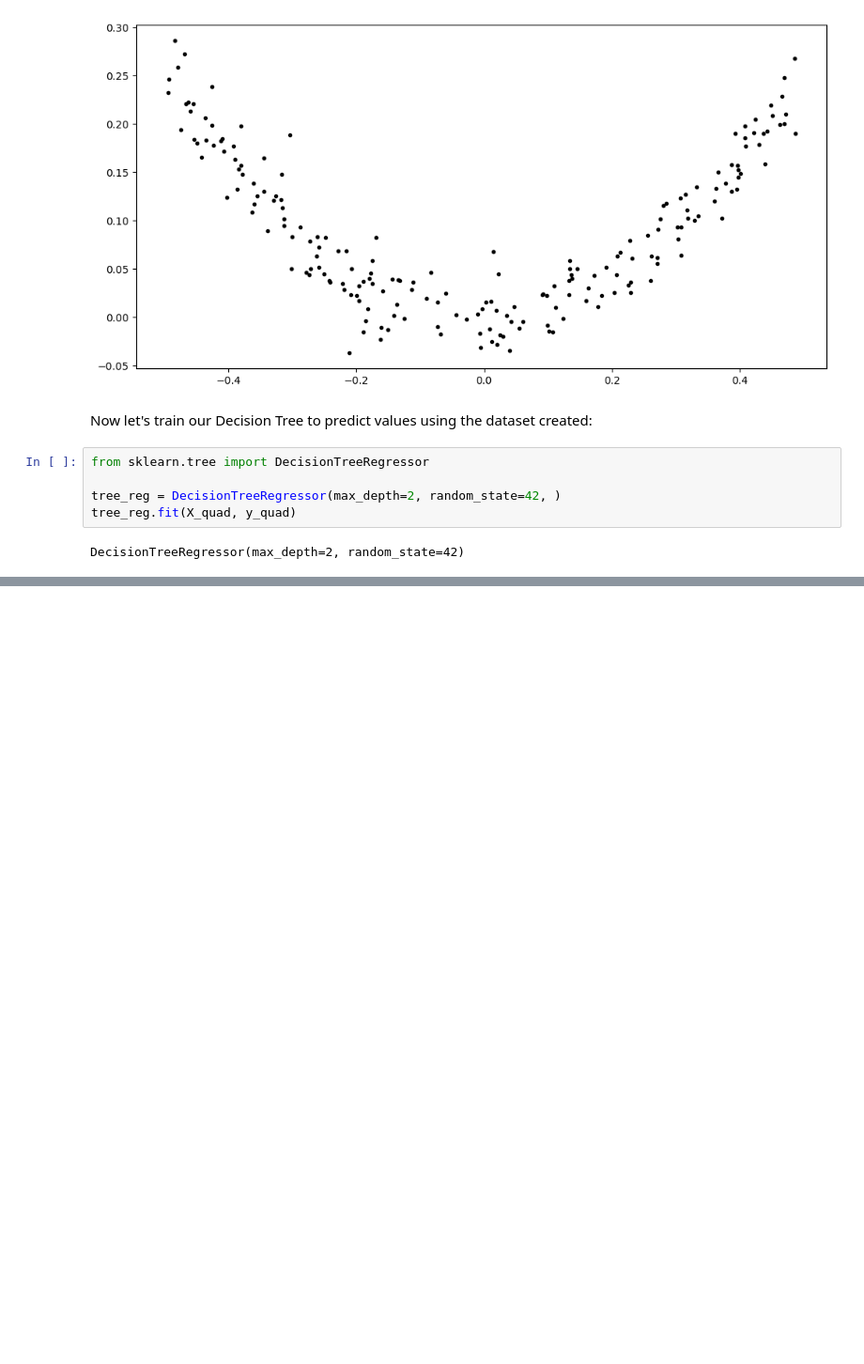
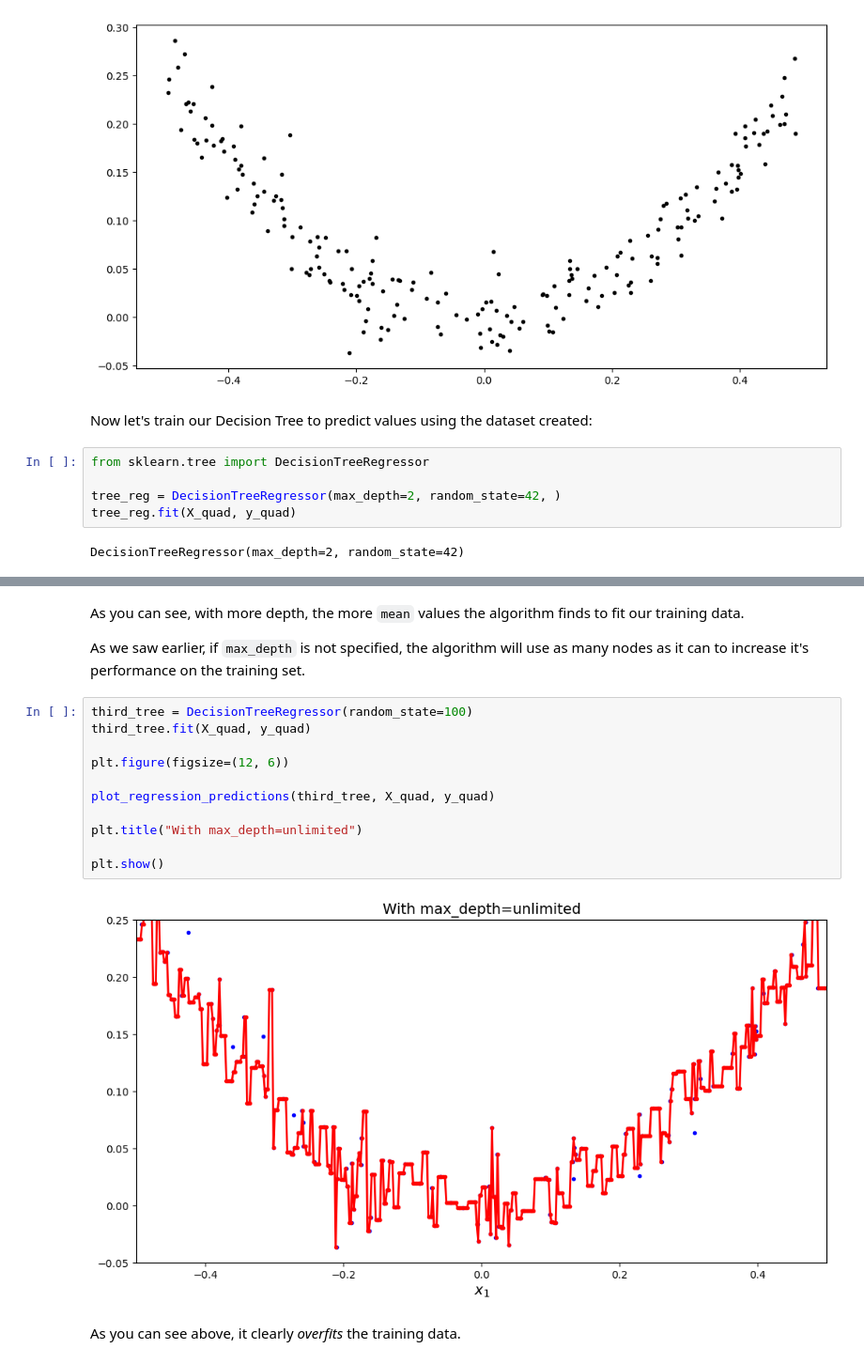
Before and after one commit to edmar-bevilaqua/data_science, a Jupyter notebook: Fundamentals/decision_trees.ipynb, the cells around one changed output, grey strips where cells are left out. Shown at 94% size. Saved outputs shown, nothing was run; the diff lists cells and outputs as text; blank space fills up the shorter version.

```diff
--- a/Fundamentals/decision_trees.ipynb
+++ b/Fundamentals/decision_trees.ipynb
@@ -125,0 +186,19 @@ DecisionTreeRegressor(max_depth=2, random_state=42)
+# %% [markdown]
+As you can see, with more depth, the more `mean` values the algorithm finds to fit our training data.
+
+As we saw earlier, if `max_depth` is not specified, the algorithm will use as many nodes as it can to increase it's performance on the training set.
+# %%
+third_tree = DecisionTreeRegressor(random_state=100)
+third_tree.fit(X_quad, y_quad)
+
+plt.figure(figsize=(12, 6))
+
+plot_regression_predictions(third_tree, X_quad, y_quad)
+
+plt.title("With max_depth=unlimited")
+
+plt.show()
+# %% [output]
+[figure, added]
+# %% [markdown]
+As you can see above, it clearly _overfits_ the training data.
```
Also changed, not shown: parts of 4 cells of this notebook, 4 other files.
